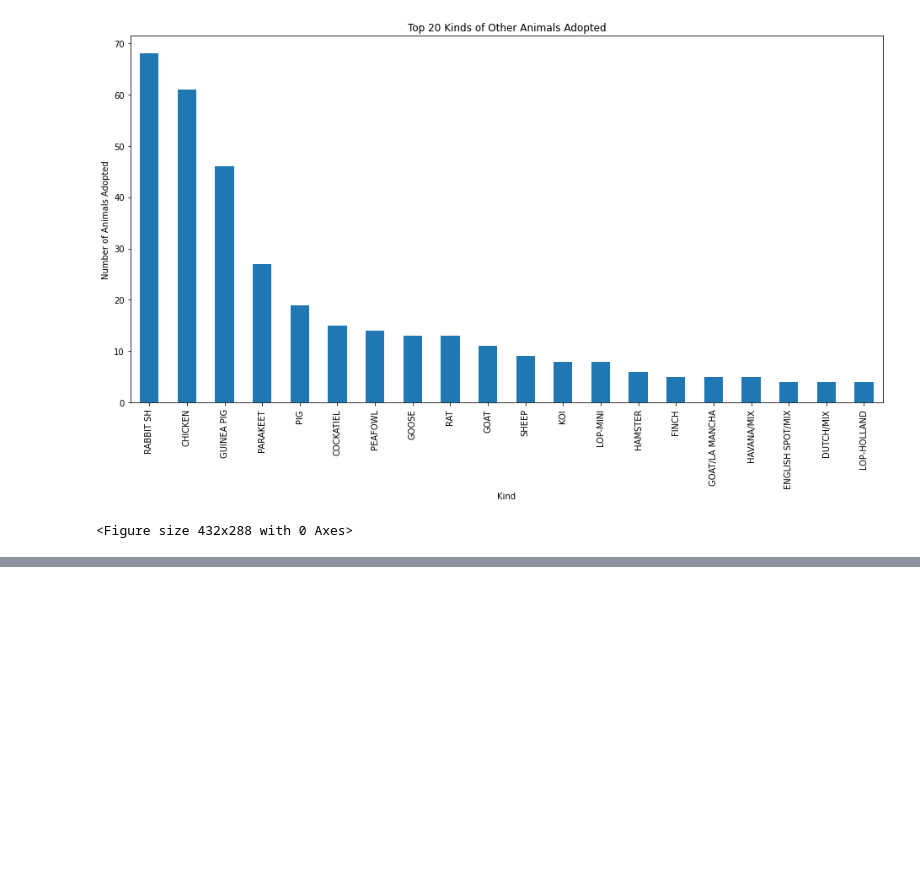
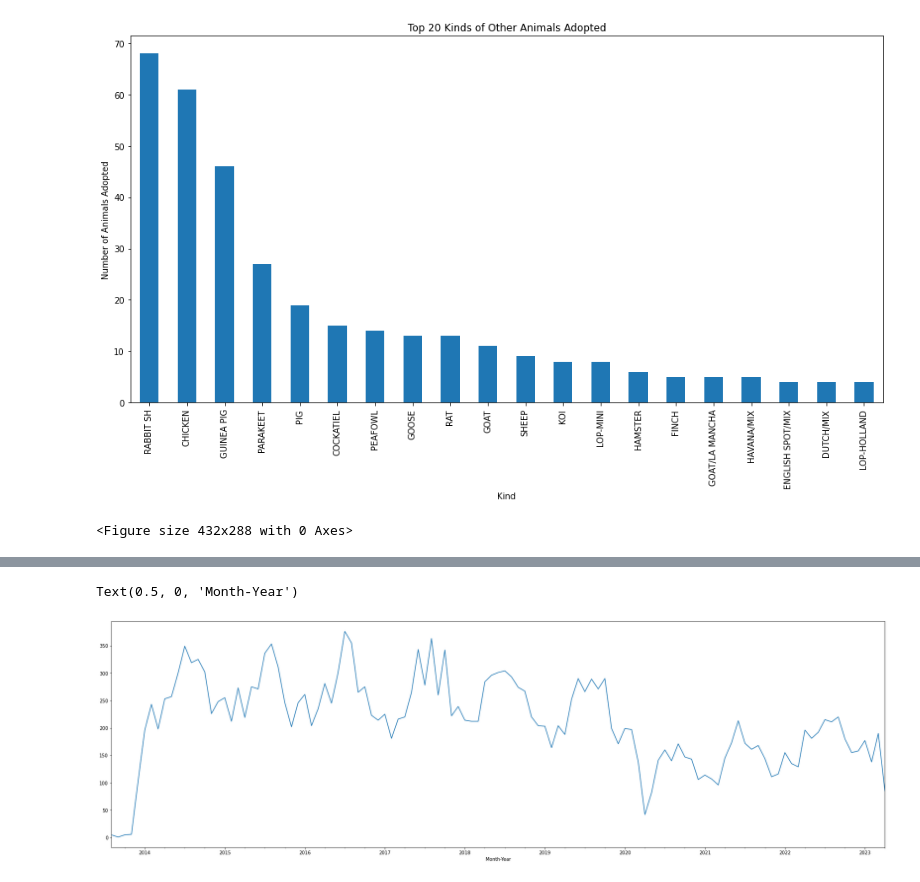
Before and after one commit to MenardCayabyab/Project3, a Jupyter notebook: Project 3 Sketchbook.ipynb, the cells around one changed output, grey strips where cells are left out. Drawn from its saved outputs; the diff is of its cells as text; code cells hidden in the pictures; blank space fills up the shorter version.

Commit message:
updated sketchbook and heatmap

```diff
--- a/Project 3 Sketchbook.ipynb
+++ b/Project 3 Sketchbook.ipynb
@@ -353,0 +369,4 @@ plt.tight_layout()
+# %%
+#OK I'm stuck RIP.
+SCAS_dates = SCAS_data[["Name", "Type", "Breed", "Animal ID", "Intake Date", "Outcome Date"]]
+SCAS_dates
@@ -353,0 +467,4 @@ plt.tight_layout()
+# %%
+SCAS_mon_year = SCAS_dates.copy()
+SCAS_mon_year["Month-Year"] = pd.to_datetime(SCAS_mon_year["Intake Date"]).dt.to_period('M')
+SCAS_mon_year.sort_values(by="Month-Year")
@@ -353,0 +485,3 @@ plt.tight_layout()
+# %%
+SCAS_monthly_totals = SCAS_mon_year.groupby("Month-Year")["Animal ID"].count()
+SCAS_monthly_totals
@@ -353,0 +502,6 @@ plt.tight_layout()
+# %%
+SCAS_monthly_totals.plot(x="Month-Year",kind="line",figsize=(30,9))
+plt.xlabel("Month-Year")
+# %% [output]
+Text(0.5, 0, 'Month-Year')
+[figure, added]
```
Also changed, not shown: parts of 19 cells of this notebook, 1 other file.
